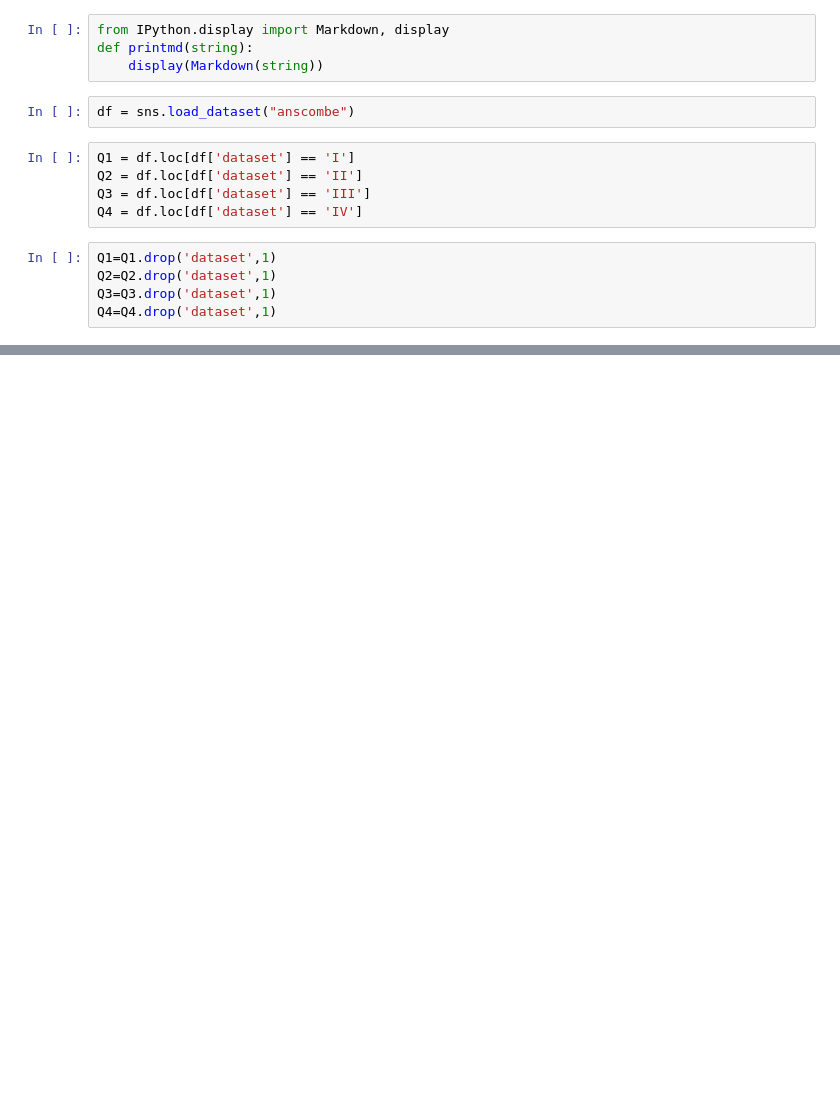
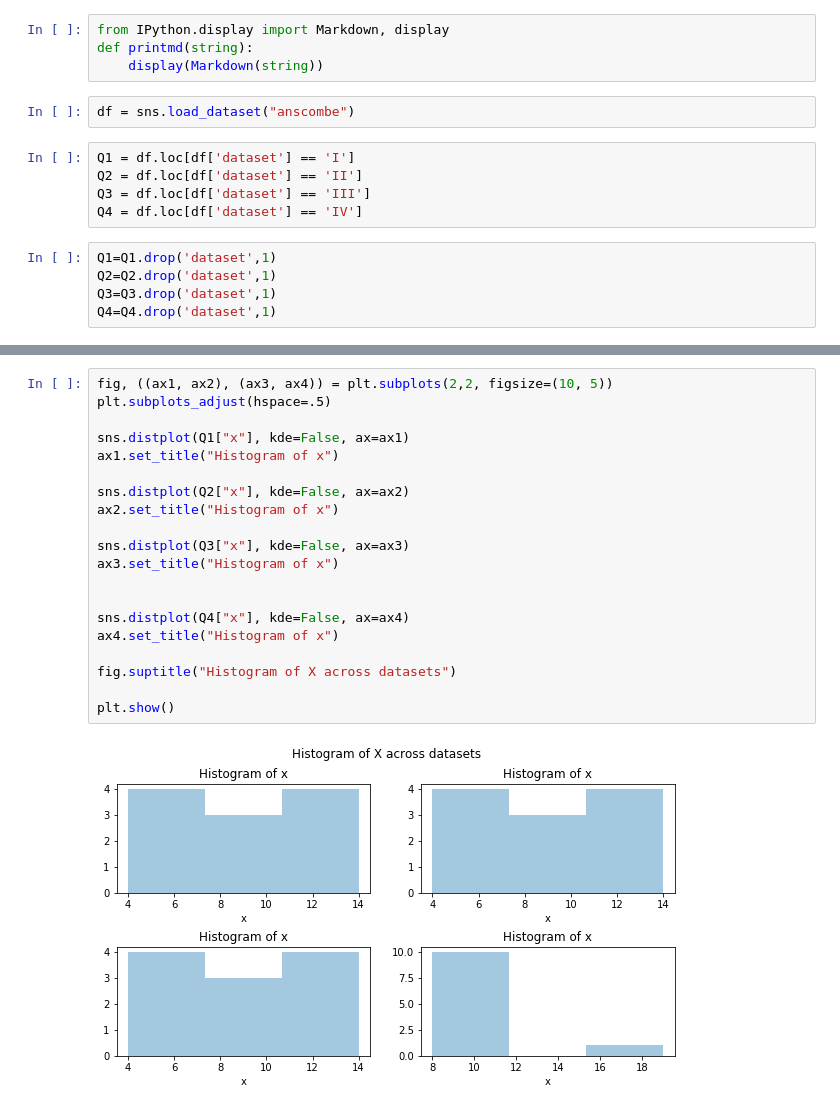
Before and after one commit to dermotkel/fundamentals-of-data-analysis-, a Jupyter notebook: Fundamentals of Data Analysis .ipynb, the cells around one changed output, grey strips where cells are left out. Drawn from its saved outputs; the diff is of its cells as text; blank space fills up the shorter version.

```diff
--- a/Fundamentals of Data Analysis .ipynb
+++ b/Fundamentals of Data Analysis .ipynb
@@ -196,0 +119,22 @@ np.sqrt(Q1_var["x"])
+# %%
+fig, ((ax1, ax2), (ax3, ax4)) = plt.subplots(2,2, figsize=(10, 5))
+plt.subplots_adjust(hspace=.5)
+
+sns.distplot(Q1["x"], kde=False, ax=ax1)
+ax1.set_title("Histogram of x")
+
+sns.distplot(Q2["x"], kde=False, ax=ax2)
+ax2.set_title("Histogram of x")
+
+sns.distplot(Q3["x"], kde=False, ax=ax3)
+ax3.set_title("Histogram of x")
+
+
+sns.distplot(Q4["x"], kde=False, ax=ax4)
+ax4.set_title("Histogram of x")
+
+fig.suptitle("Histogram of X across datasets")
+
+plt.show()
+# %% [output]
+[figure, added]
```
Also changed, not shown: parts of 15 cells of this notebook.
